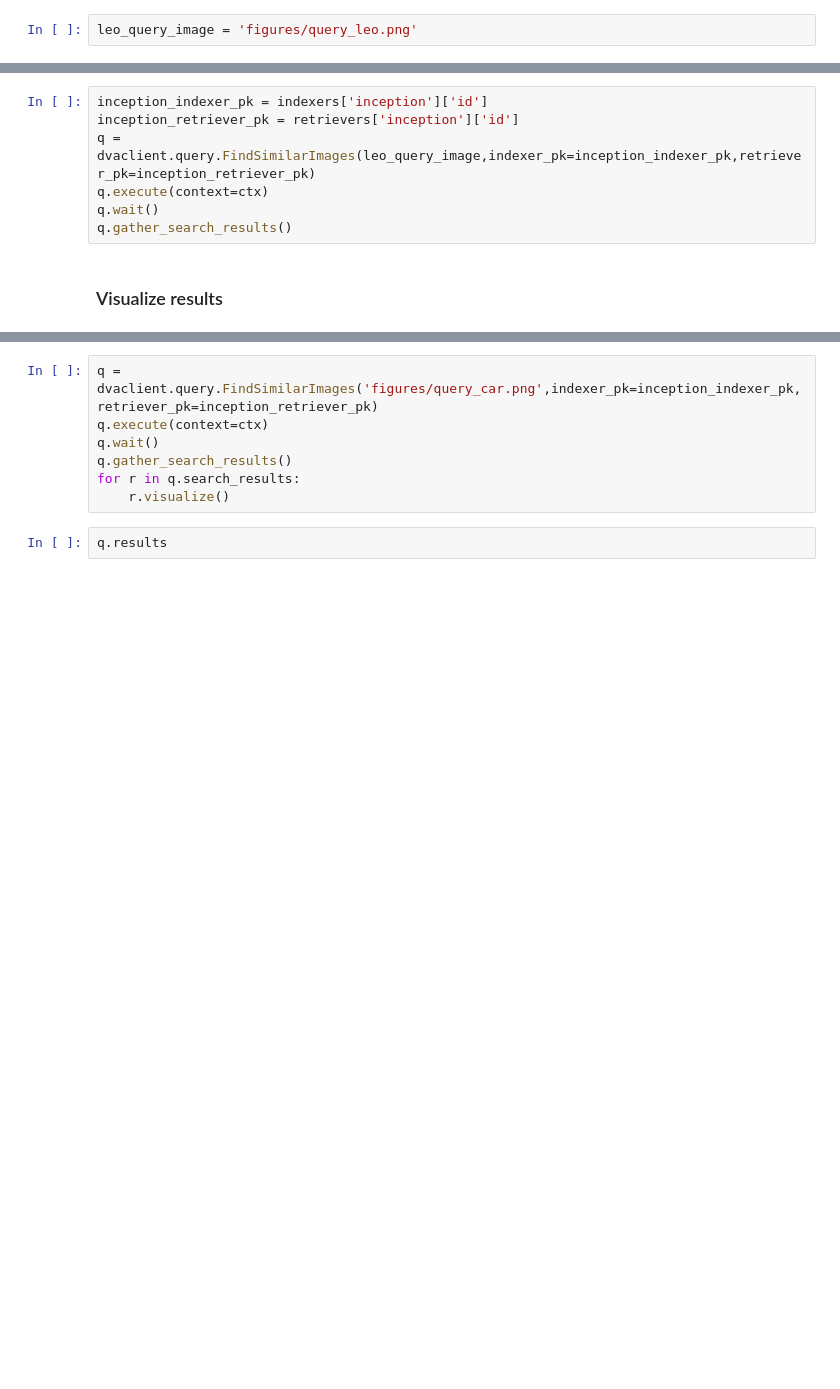
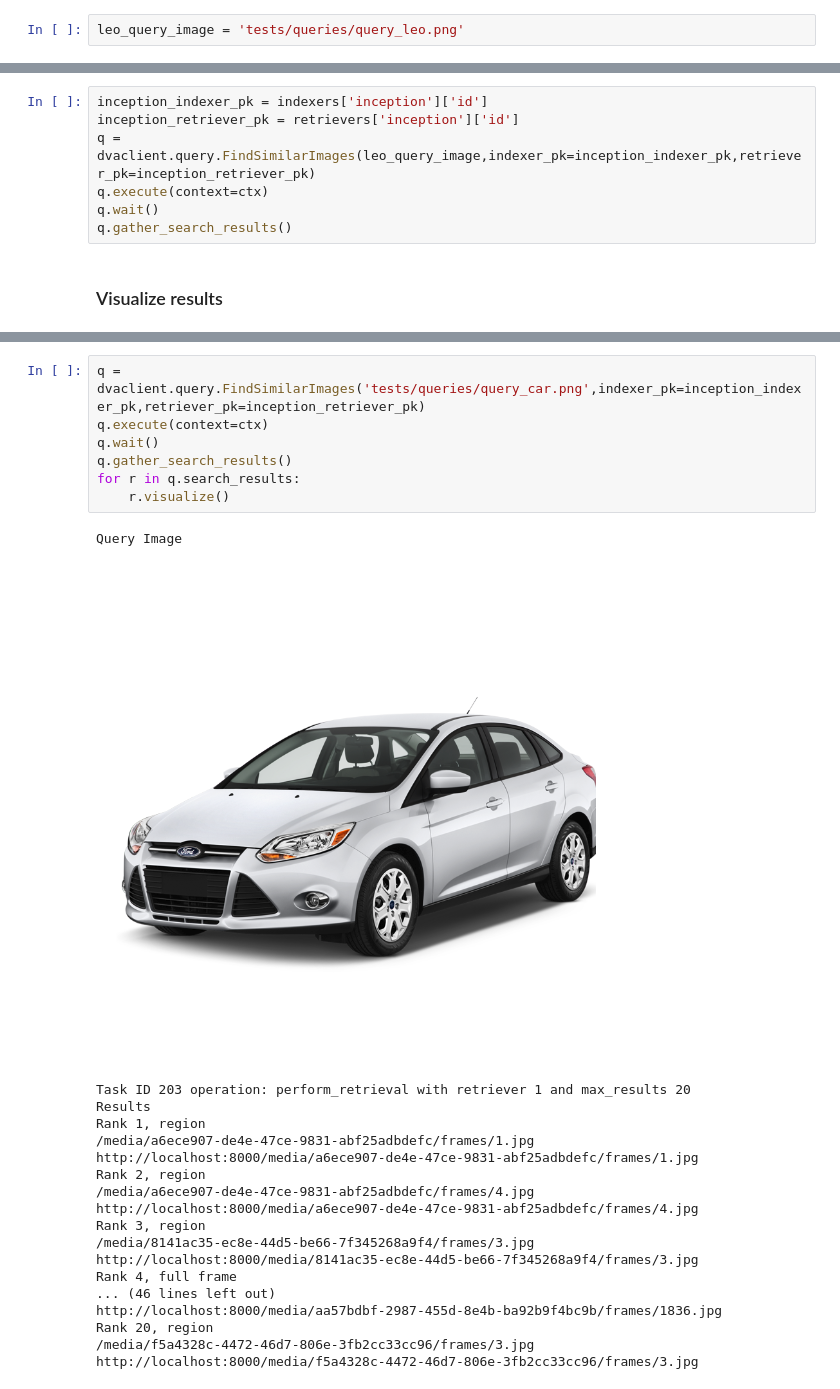
Before and after one commit to eric-erki/Deep-Video-Analytics, a Jupyter notebook: tutorial.ipynb, the cells around one changed output, grey strips where cells are left out. Saved outputs shown, nothing was run; the diff lists cells and outputs as text; blank space fills up the shorter version.

```diff
--- a/tutorial.ipynb
+++ b/tutorial.ipynb
@@ -56,7 +95,7 @@ video_processing_query.wait(verbose=True)
 # %% [markdown]
 ### Query image
 # %%
-leo_query_image = 'figures/query_leo.png'
+leo_query_image = 'tests/queries/query_leo.png'
 # %% [markdown]
 ### Get configured retrievers and indexers
 # %%
@@ -79,9 +138,27 @@ for r in q.search_results:
 # %%
-q = dvaclient.query.FindSimilarImages('figures/query_car.png',indexer_pk=inception_indexer_pk,retriever_pk=inception_retriever_pk)
+q = dvaclient.query.FindSimilarImages('tests/queries/query_car.png',indexer_pk=inception_indexer_pk,retriever_pk=inception_retriever_pk)
 q.execute(context=ctx)
 q.wait()
 q.gather_search_results()
 for r in q.search_results:
     r.visualize()
+# %% [output]
+Query Image
+[figure, added]
+Task ID 203 operation: perform_retrieval with retriever 1 and max_results 20
+Results
+Rank 1, region
+/media/a6ece907-de4e-47ce-9831-abf25adbdefc/frames/1.jpg
+http://localhost:8000/media/a6ece907-de4e-47ce-9831-abf25adbdefc/frames/1.jpg
+Rank 2, region
+/media/a6ece907-de4e-47ce-9831-abf25adbdefc/frames/4.jpg
+http://localhost:8000/media/a6ece907-de4e-47ce-9831-abf25adbdefc/frames/4.jpg
+Rank 3, region
+/media/8141ac35-ec8e-44d5-be66-7f345268a9f4/frames/3.jpg
+http://localhost:8000/media/8141ac35-ec8e-44d5-be66-7f345268a9f4/frames/3.jpg
+Rank 4, full frame
+... (46 lines left out)
+http://localhost:8000/media/aa57bdbf-2987-455d-8e4b-ba92b9f4bc9b/frames/1836.jpg
+Rank 20, region
+/media/f5a4328c-4472-46d7-806e-3fb2cc33cc96/frames/3.jpg
+http://localhost:8000/media/f5a4328c-4472-46d7-806e-3fb2cc33cc96/frames/3.jpg
-# %%
-q.results
```
Also changed, not shown: parts of 5 cells of this notebook, 1 other file.
